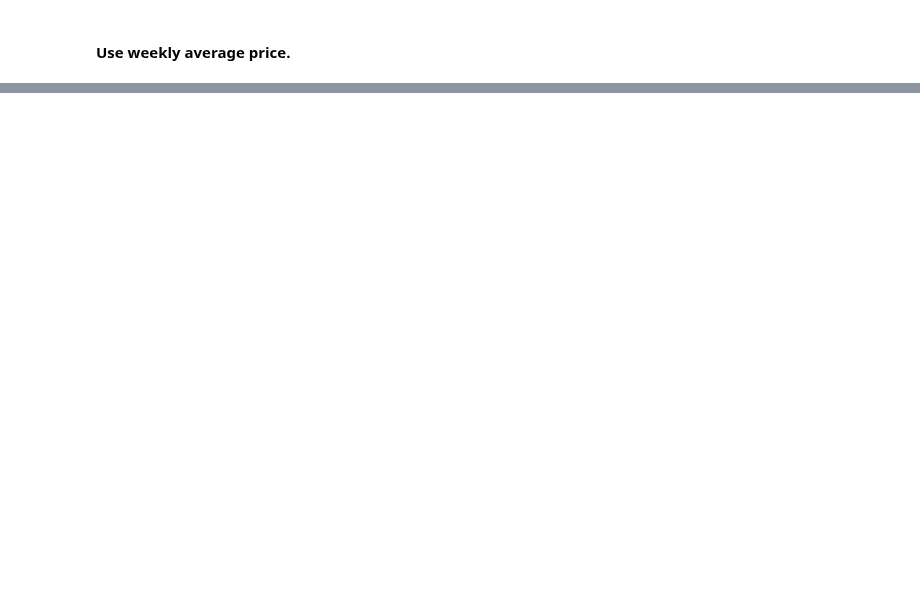
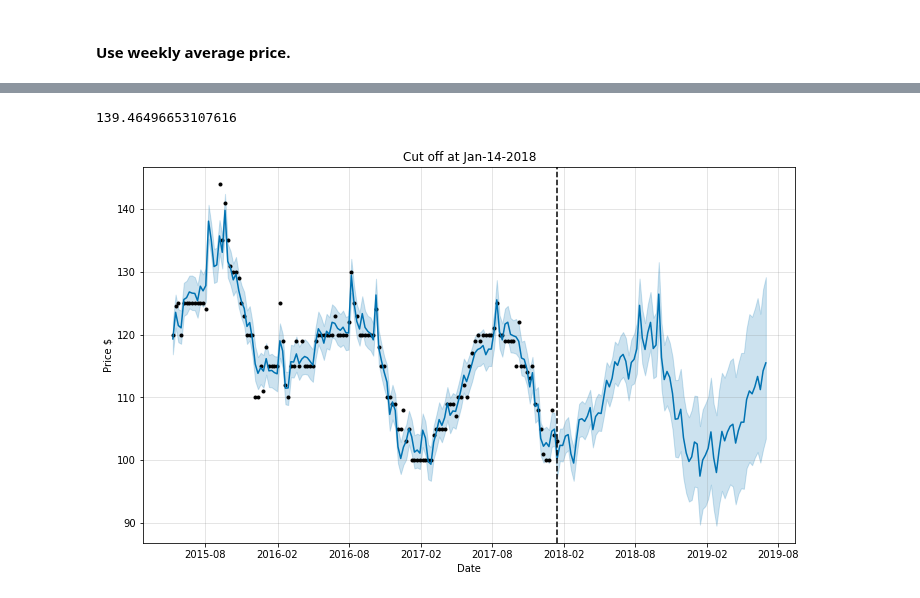
Before and after one commit to karensheng/Airbnb_Regulation, a Jupyter notebook: notebooks/Build Forecasting Models.ipynb, the cells around one changed output, grey strips where cells are left out. Cells and saved outputs as stored; diff of their text form; code cells hidden in the pictures; blank space fills up the shorter version.

```diff
--- a/notebooks/Build Forecasting Models.ipynb
+++ b/notebooks/Build Forecasting Models.ipynb
@@ -163,0 +148,5 @@ forecast[(forecast['outside lands'] + forecast['dreamforce']).abs() >0][['ds','o
+# %%
+forecast_sf_jan2018, forecast_all_jan2018 = forecast(142)
+# %% [output]
+139.46496653107616
+[figure, added]
```
Also changed, not shown: parts of 20 cells of this notebook, 11 other files.
